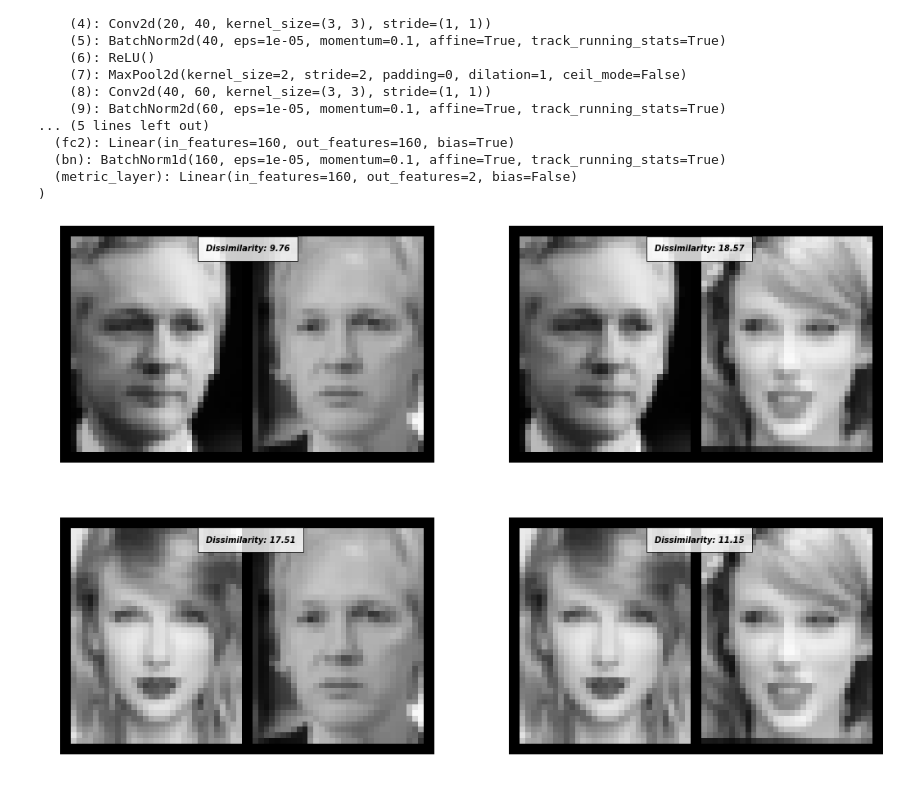
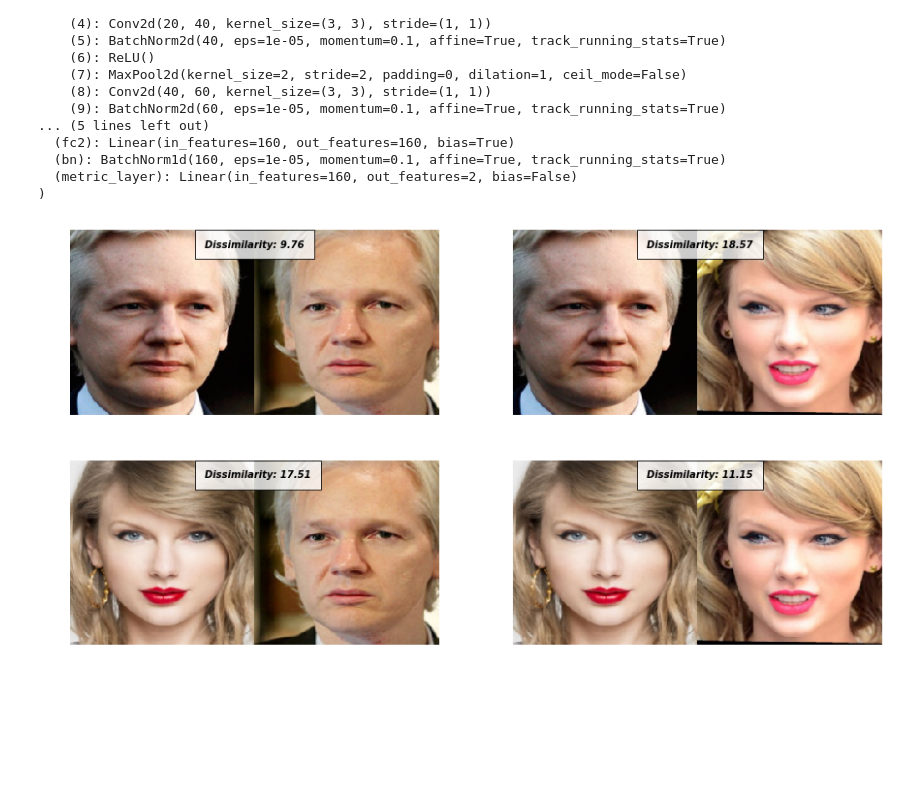
Before and after one commit to Gavinwxy/MLP-Siamese-Network, a Jupyter notebook: demo.ipynb, the cells around one changed output. Cells and saved outputs as stored; diff of their text form; code cells hidden in the pictures; blank space fills up the shorter version.

Commit message:
color image demo

```diff
--- a/demo.ipynb
+++ b/demo.ipynb
@@ -13,7 +13,7 @@ def imshow(ax, img,text=None,should_save=False):
     npimg = img.numpy()
     ax.axis("off")
     if text:
-        ax.text(26, 4, text, style='italic',fontweight='bold',
+        ax.text(165, 21, text, style='italic',fontweight='bold',
             bbox={'facecolor':'white', 'alpha':0.8, 'pad':10})
     ax.imshow(np.transpose(npimg, (1, 2, 0)))
 # %%
@@ -40,48 +40,57 @@ DeepID(
   (metric_layer): Linear(in_features=160, out_features=2, bias=False)
 )
 # %%
+data_transform_color = transforms.Compose([
+    transforms.Resize([227, 227]),
+    transforms.ToTensor()
+])
+
+color_a1 = data_transform_color(Image.open('./demo_images/Assange1.jpg'))
+color_a2 = data_transform_color(Image.open('./demo_images/Assange2.jpg'))
+color_t1 = data_transform_color(Image.open('./demo_images/Taylor1.jpg'))
+color_t2 = data_transform_color(Image.open('./demo_images/Taylor2.jpg'))
+
 data_transform = transforms.Compose([
     transforms.Resize(best_model.input_size[1:]),
     transforms.Grayscale(),
     transforms.ToTensor()
 ])
 
-
 a1 = data_transform(Image.open('./demo_images/Assange1.jpg')).view(1, 1, best_model.input_size[1], best_model.input_size[2])
 a2 = data_transform(Image.open('./demo_images/Assange2.jpg')).view(1, 1, best_model.input_size[1], best_model.input_size[2])
 t1 = data_transform(Image.open('./demo_images/Taylor1.jpg')).view(1, 1, best_model.input_size[1], best_model.input_size[2])
 t2 = data_transform(Image.open('./demo_images/Taylor2.jpg')).view(1, 1, best_model.input_size[1], best_model.input_size[2])
 # %%
-fig, axes = plt.subplots(2, 2, figsize=(18, 12))
+fig, axes = plt.subplots(2, 2, figsize=(15, 8))
 
 ax = axes.flat[0]
-concatenated = torch.cat((a1,a2),0)
+concatenated = torch.cat((color_a1,color_a2),2)
 output1, output2 = best_model(a1), best_model(a2)
 euclidean_distance = F.pairwise_distance(output1, output2)
 p = utils.make_grid(concatenated)
 imshow(ax, p, 'Dissimilarity: {:.2f}'.format(euclidean_distance.item()))
 
 ax = axes.flat[1]
-concatenated = torch.cat((a1,t2),0)
+concatenated = torch.cat((color_a1,color_t2),2)
 output1, output2 = best_model(a1), best_model(t2)
 euclidean_distance = F.pairwise_distance(output1, output2)
 p = utils.make_grid(concatenated)
 imshow(ax, p, 'Dissimilarity: {:.2f}'.format(euclidean_distance.item()))
 
 ax = axes.flat[2]
-concatenated = torch.cat((t1,a2),0)
+concatenated = torch.cat((color_t1,color_a2),2)
 output1, output2 = best_model(t1), best_model(a2)
 euclidean_distance = F.pairwise_distance(output1, output2)
 p = utils.make_grid(concatenated)
 imshow(ax, p, 'Dissimilarity: {:.2f}'.format(euclidean_distance.item()))
 
 ax = axes.flat[3]
-concatenated = torch.cat((t1,t2),0)
+concatenated = torch.cat((color_t1,color_t2),2)
 output1, output2 = best_model(t1), best_model(t2)
 euclidean_distance = F.pairwise_distance(output1, output2)
 p = utils.make_grid(concatenated)
 imshow(ax, p, 'Dissimilarity: {:.2f}'.format(euclidean_distance.item()))
 
 plt.show()
 # %% [output]
-[figure, old version]
+[figure, new version]
```
